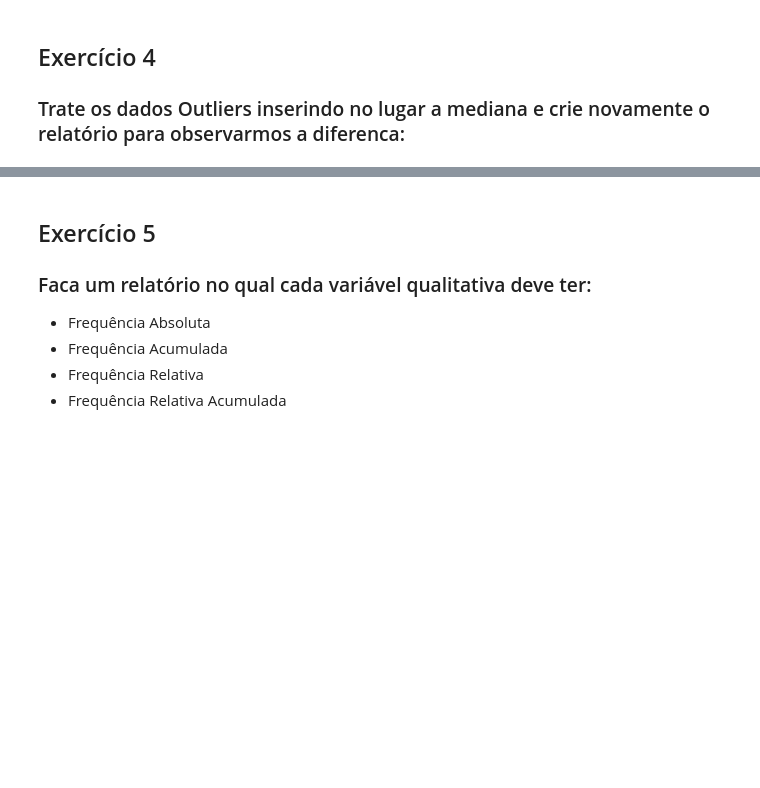
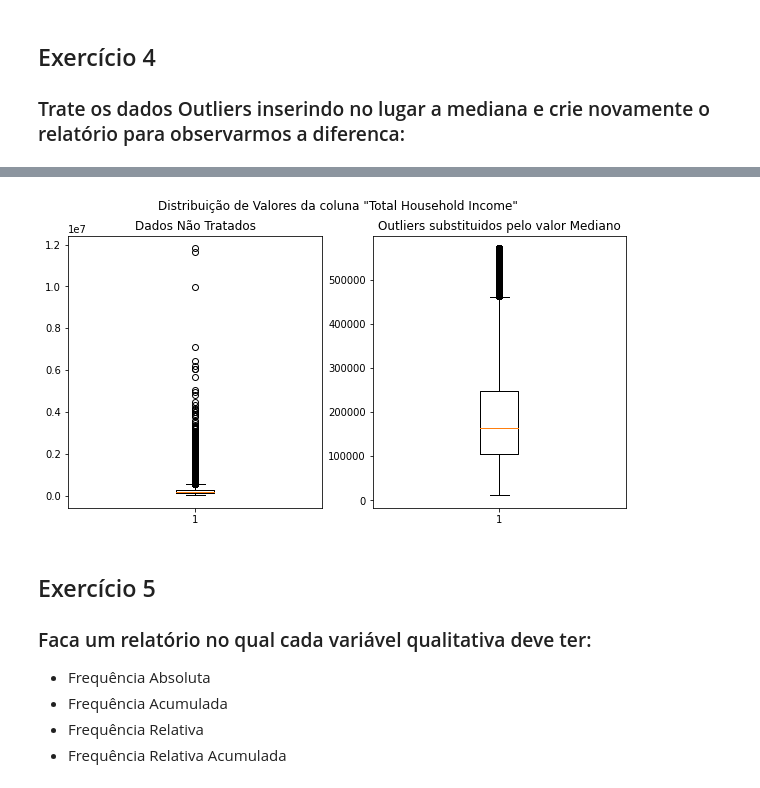
Before and after one commit to wandgibaut/lets_code_g6, a Jupyter notebook: main.ipynb, the cells around one changed output, grey strips where cells are left out. Saved outputs shown, nothing was run; the diff lists cells and outputs as text; code cells hidden in the pictures; blank space fills up the shorter version.

```diff
--- a/main.ipynb
+++ b/main.ipynb
@@ -50,3 +50,10 @@ described_data.round(2)
 # %% [markdown]
 <h2>Exercício 4</h2>
 <h3>Trate os dados Outliers inserindo no lugar a mediana e crie novamente o relatório para observarmos a diferenca:</h3>
+# %%
+median_data = Helper.replace_outliers(database.data[database.quanti], described_data.loc['median'])
+
+described_median_data = median_data.describe()
+described_median_data = described_median_data.drop(labels=['std', 'count', '50%'], axis=0)
+described_median_data = Helper.add_new_row(described_median_data, np.median, 'median')
+described_median_data.round(2)
@@ -53,3 +71,7 @@ described_data.round(2)
+# %%
+Helper.boxplot((database.data, 'Dados Não Tratados'),(median_data, 'Outliers substituidos pelo valor Mediano'), column_name='Total Household Income')
+# %% [output]
+[figure, added]
 # %% [markdown]
 <h2>Exercício 5</h2>
 <h3>Faca um relatório no qual cada variável qualitativa deve ter:</h3>
```
Also changed, not shown: parts of 3 cells of this notebook, 1 other file.
